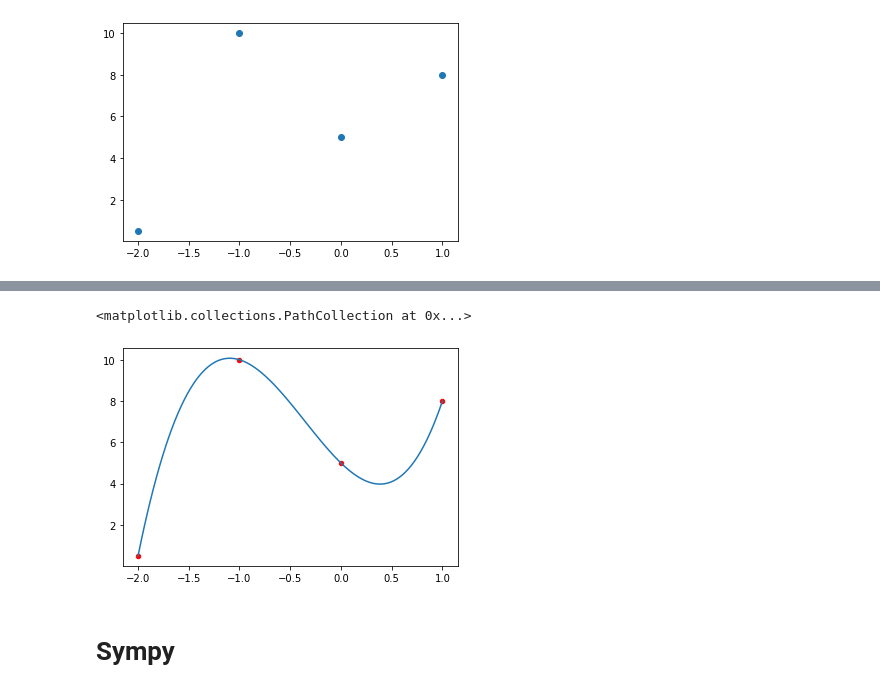
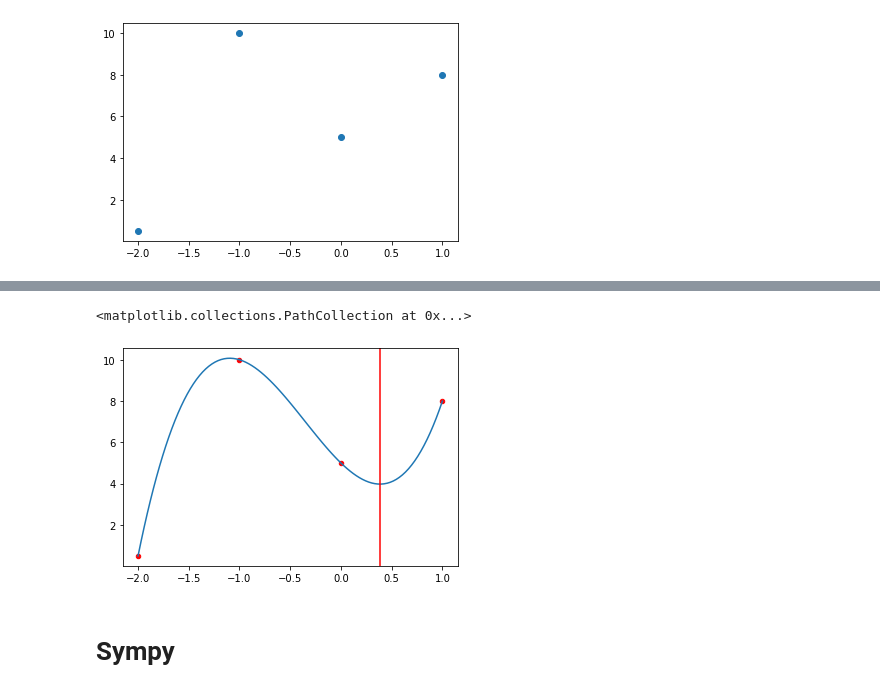
Before and after one commit to oli300ver/MetodosComputacionales202320, a Jupyter notebook: Week4/InterpolacionLagrange.ipynb, the cells around one changed output, grey strips where cells are left out. Drawn from its saved outputs; the diff is of its cells as text; code cells hidden in the pictures.

```diff
--- a/Week4/InterpolacionLagrange.ipynb
+++ b/Week4/InterpolacionLagrange.ipynb
@@ -19,8 +19,8 @@ plt.legend()
 <matplotlib.legend.Legend at 0x...>
 [figure]
 # %%
-X = np.array([-1,0,1,-2],dtype=np.float64)
-Y = np.array([10.,5.,8.,.5],dtype=np.float64)
+X = np.array([-1,0,1,-2])
+Y = np.array([10.,5.,8.,.5])
 # %%
 plt.scatter(X,Y)
 # %% [output]
@@ -29,7 +29,7 @@ plt.scatter(X,Y)
 # %%
 def Lagrange(x,X,i):
 
-    L = 1.
+    L = 1
 
     for j in range(X.shape[0]):
         if i != j:
@@ -39,13 +39,13 @@ def Lagrange(x,X,i):
 # %%
 def Interpolate(x,X,Y):
 
-    Poly = 0.
+    Poly = 0
 
     for i in range(X.shape[0]):
         Poly += Lagrange(x,X,i)*Y[i]
 
     return Poly
 # %%
-x0 = np.linspace(-2,1,100)
+x0 = np.linspace(-2.,1.,100)
 y0 = Interpolate(x0,X,Y)
 # %%
@@ -54,10 +65,10 @@ y0 = Interpolate(x0,X,Y)
 # %%
 plt.plot(x0,y0)
-#plt.plot(x0,y1)
+plt.axvline(x=0.3859,color='r')
 plt.scatter(X,Y,color='r',s=20)
 # %% [output]
 <matplotlib.collections.PathCollection at 0x...>
-[figure, old version]
+[figure, new version]
 # %% [markdown]
 # Sympy
 # %%
```
Also changed, not shown: parts of 4 cells of this notebook.
